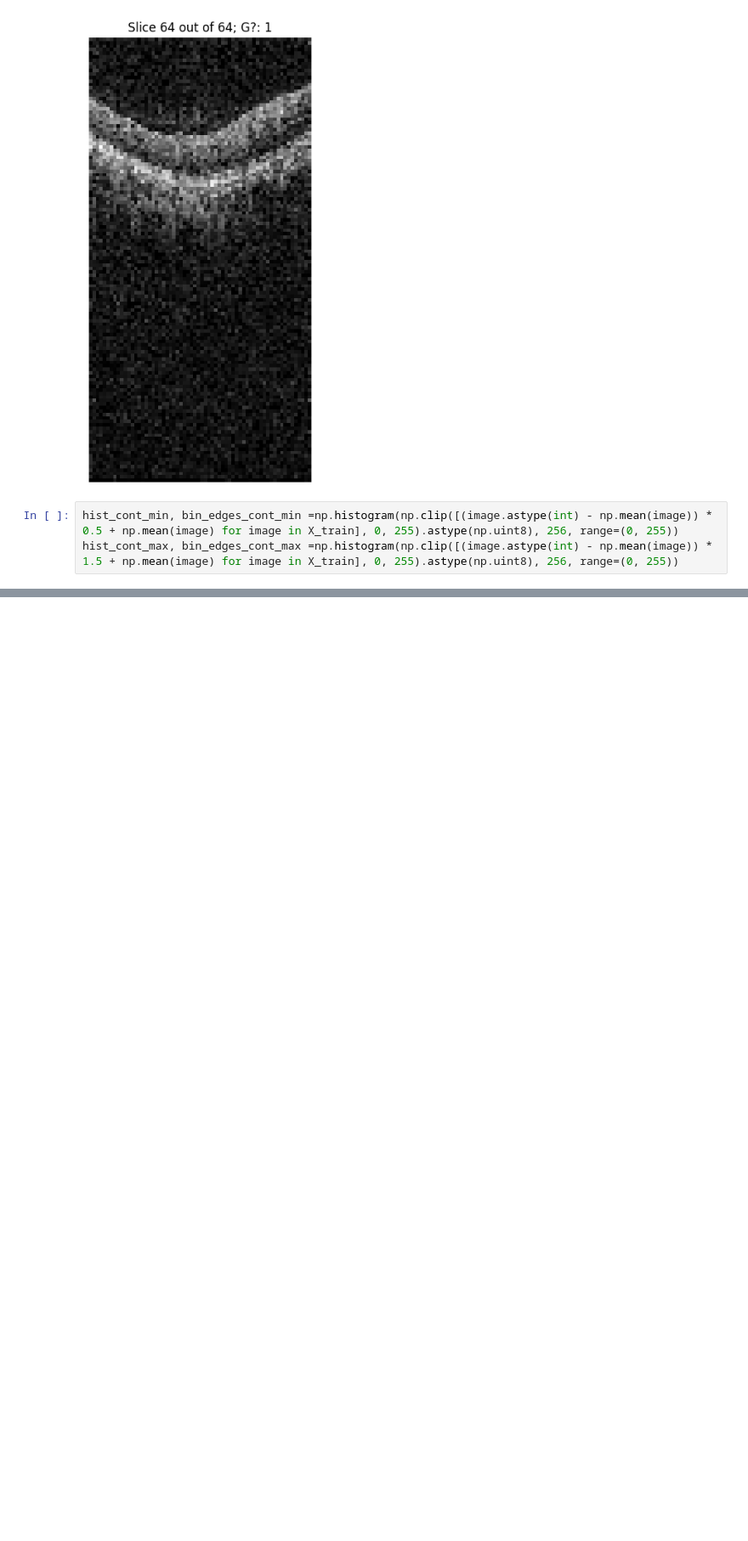
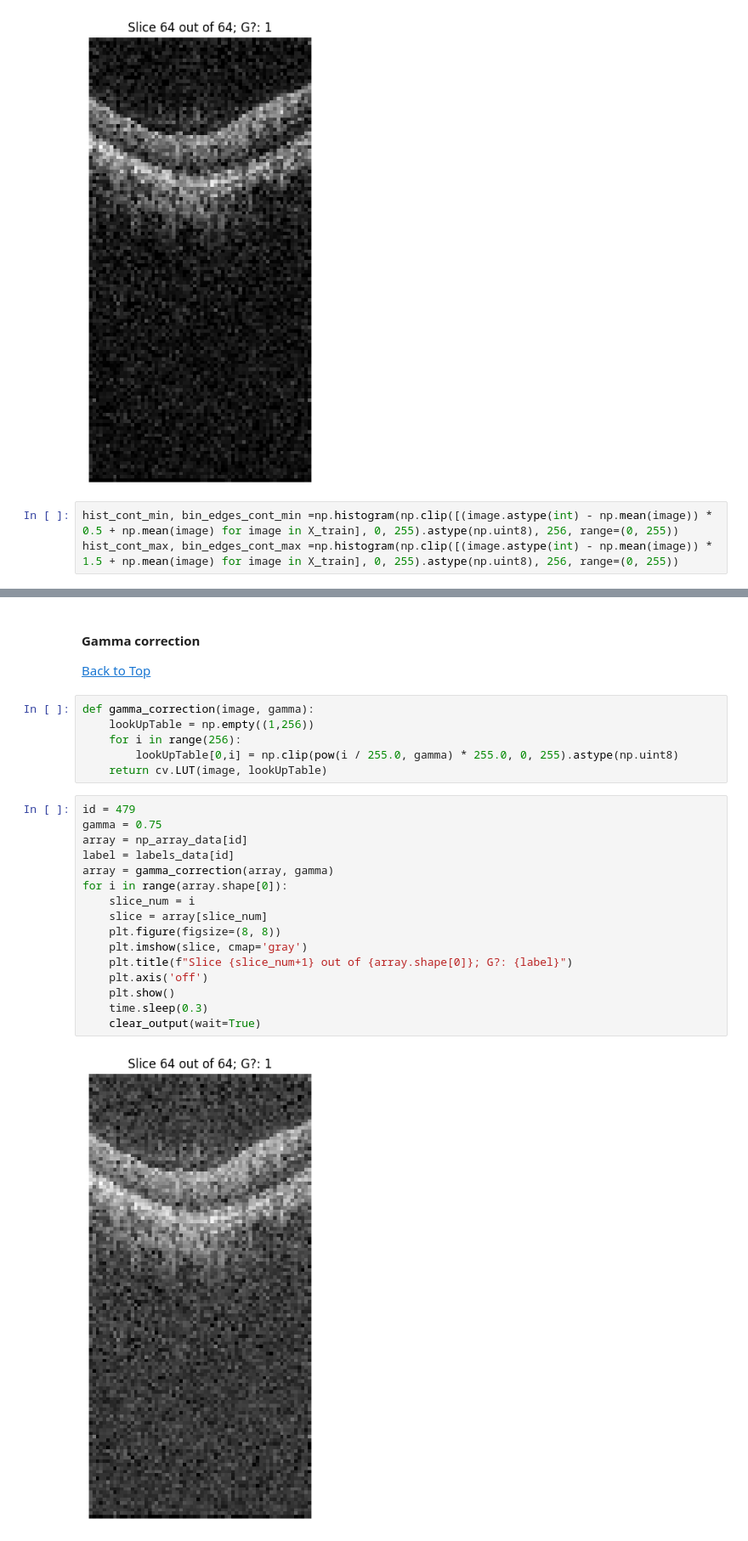
Before and after one commit to brombeersoufflee/master-thesis, a Jupyter notebook: data_exploration.ipynb, the cells around one changed output, grey strips where cells are left out. Shown: that part at 85% size. Cells and saved outputs as stored; diff of their text form; blank space fills up the shorter version.

Commit message:
Gamme augmentation done and TOC for data_exploration begun

```diff
--- a/data_exploration.ipynb
+++ b/data_exploration.ipynb
@@ -237,3 +272,30 @@ axs.legend()
 # %% [output]
 <matplotlib.legend.Legend at 0x...>
 [figure]
+# %% [markdown]
+#### Gamma correction
+[Back to Top](#table-of-contents)
+# %%
+def gamma_correction(image, gamma):
+    lookUpTable = np.empty((1,256))
+    for i in range(256):
+        lookUpTable[0,i] = np.clip(pow(i / 255.0, gamma) * 255.0, 0, 255).astype(np.uint8)
+    return cv.LUT(image, lookUpTable)
+# %%
+id = 479
+gamma = 0.75
+array = np_array_data[id]
+label = labels_data[id]
+array = gamma_correction(array, gamma)
+for i in range(array.shape[0]):
+    slice_num = i
+    slice = array[slice_num]
+    plt.figure(figsize=(8, 8))
+    plt.imshow(slice, cmap='gray')
+    plt.title(f"Slice {slice_num+1} out of {array.shape[0]}; G?: {label}")
+    plt.axis('off')
+    plt.show()
+    time.sleep(0.3)
+    clear_output(wait=True)
+# %% [output]
+[figure, added]
```
Also changed, not shown: parts of 20 cells of this notebook, 1 other file.
